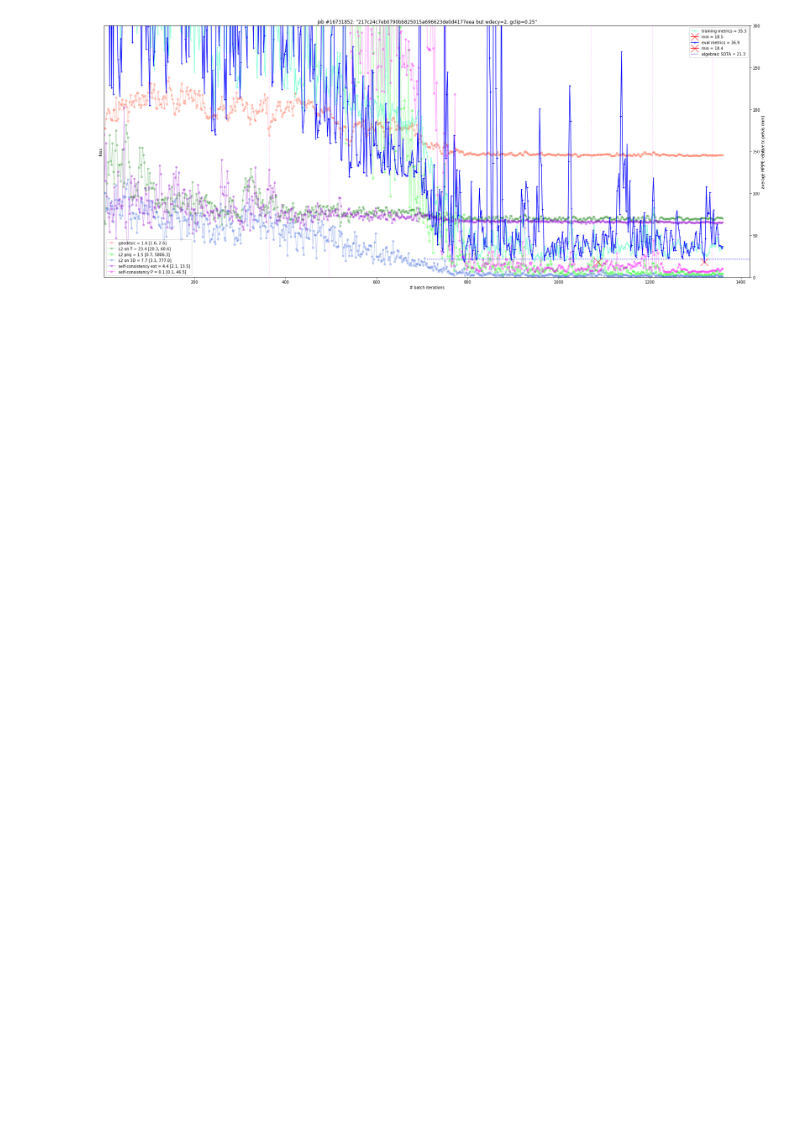
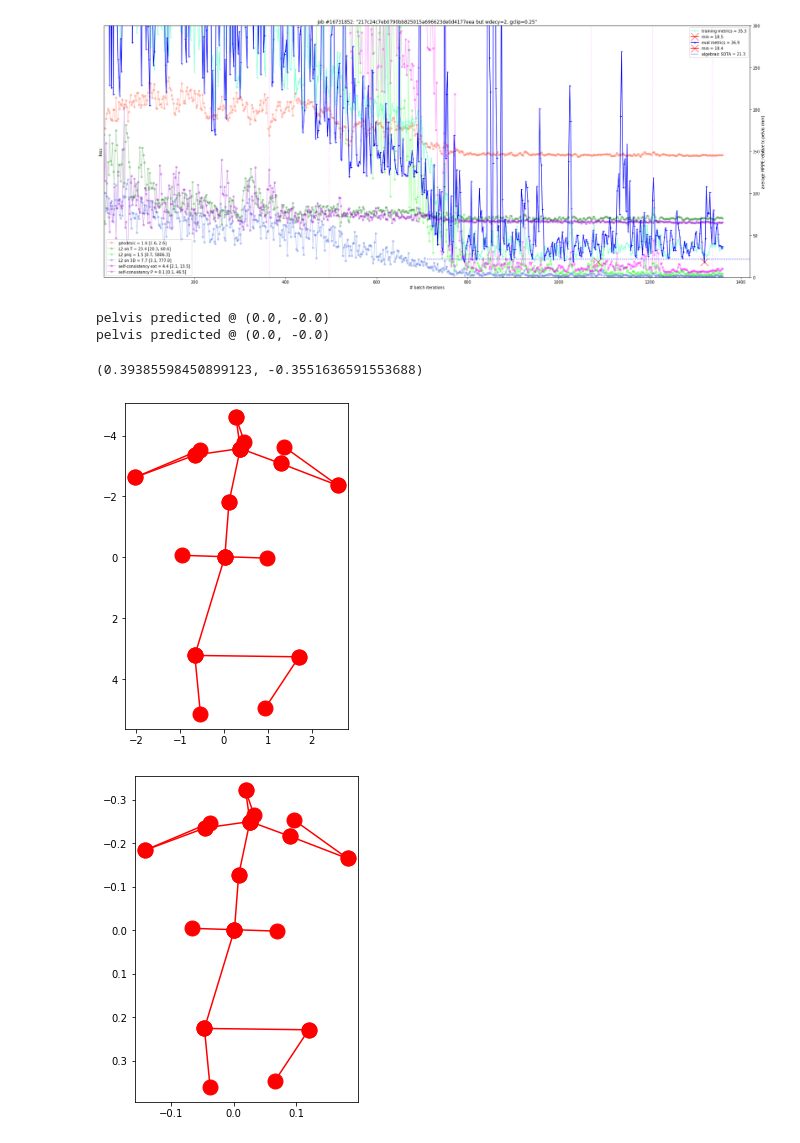
Before and after one commit to karfly/learnable-triangulation-pytorch, a Jupyter notebook: tom.ipynb, the cells around one changed output. Drawn from its saved outputs; the diff is of its cells as text; code cells hidden in the pictures; blank space fills up the shorter version.

Commit message:
fix images for BB

```diff
--- a/tom.ipynb
+++ b/tom.ipynb
@@ -72,3 +72,35 @@ jobs = list(zip(*[
 plot_jobs(jobs[0], jobs[1], metrics_ylim=[0, 3e2], n_max_epochs=7.1e2)
 # %% [output]
 [figure]
+# %%
+import torch
+from viz import get_joints_connections, draw_kp_in_2d
+
+
+f_path = '/home/stefano/scratch/learnable-triangulation-pytorch/keypoints_2d_pred_K.trc'
+keypoints_2d_pred = torch.load(f_path).cpu().numpy()
+
+fig, axis = get_figa(1, 1, heigth=6, width=4)
+
+kps_in_view = keypoints_2d_pred[0][0]
+print('pelvis predicted @ ({:.1f}, {:.1f})'.format(kps_in_view[6, 0], kps_in_view[6, 1]))
+
+draw_kp_in_2d(axis, kps_in_view, 'red')
+axis.set_ylim(axis.get_ylim()[::-1])  # invert
+
+from mvn.pipeline.cam2cam import _normalize_fro_kps
+
+normalized = _normalize_fro_kps(torch.FloatTensor(keypoints_2d_pred), False)
+fig, axis = get_figa(1, 1, heigth=6, width=4)
+
+kps_in_view = normalized[0][0]
+print('pelvis predicted @ ({:.1f}, {:.1f})'.format(kps_in_view[6, 0], kps_in_view[6, 1]))
+
+draw_kp_in_2d(axis, kps_in_view, 'red')
+axis.set_ylim(axis.get_ylim()[::-1])  # invert
+# %% [output]
+pelvis predicted @ (0.0, -0.0)
+pelvis predicted @ (0.0, -0.0)
+(0.39385598450899123, -0.3551636591553688)
+[figure, added]
+[figure, added]
```
Also changed, not shown: parts of 1 cell of this notebook, 13 other files.
